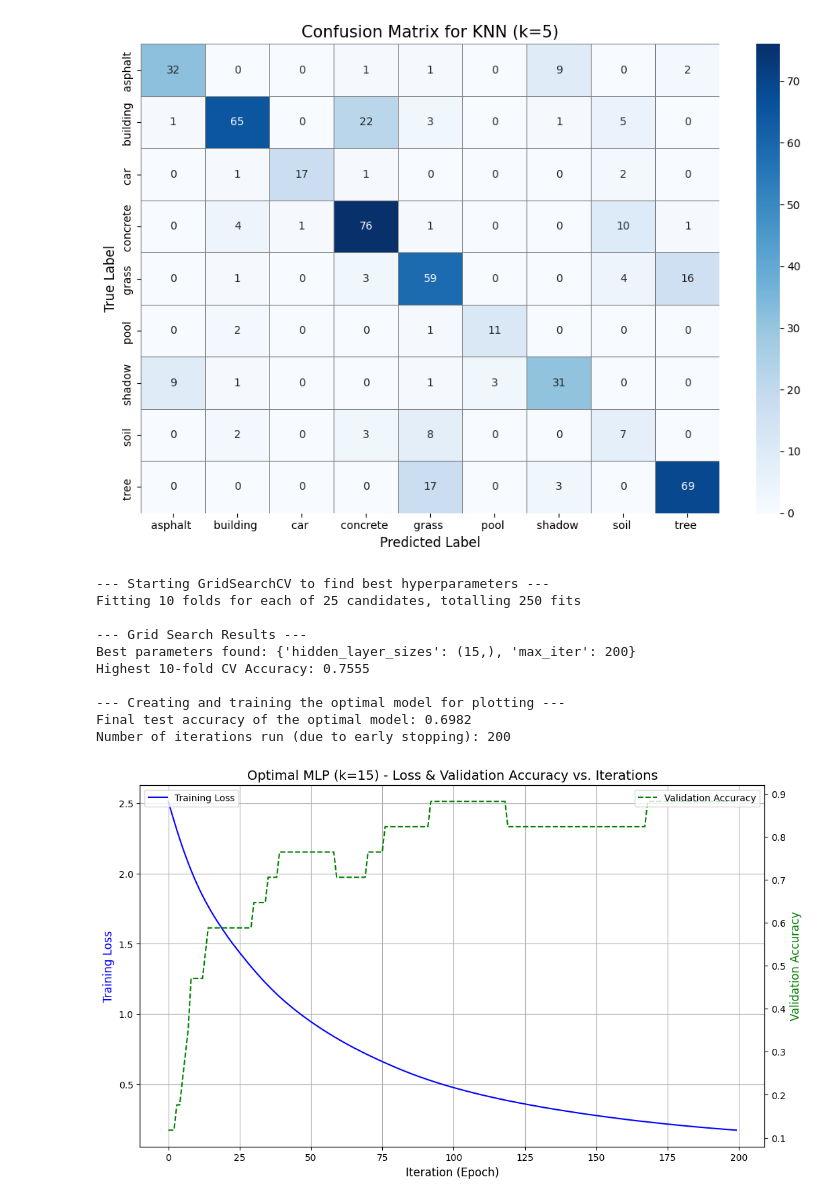
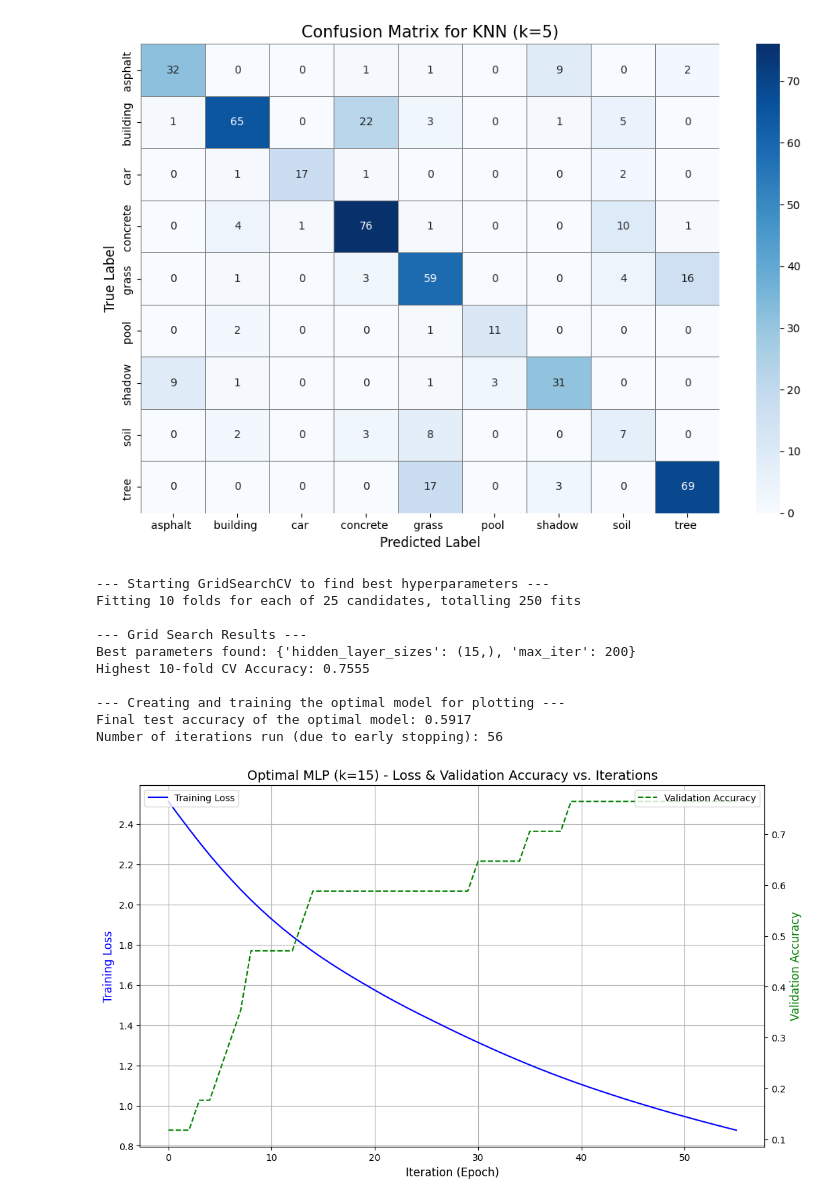
Before and after one commit to ethangreeney/FDSassignment2, a Jupyter notebook: SecondCodeFile.ipynb, the cells around one changed output. Saved outputs shown, nothing was run; the diff lists cells and outputs as text; code cells hidden in the pictures.

Commit message:
changed iter

```diff
--- a/SecondCodeFile.ipynb
+++ b/SecondCodeFile.ipynb
@@ -198,7 +198,7 @@ optimal_mlp = MLPClassifier(
     random_state=42,
     early_stopping=True,         # Enable early stopping for validation curves
     validation_fraction=0.1,
-    n_iter_no_change=200          # A more reasonable value for early stopping
+    n_iter_no_change=15          # A more reasonable value for early stopping
 )
 
 # Train the new model
@@ -209,33 +209,33 @@ final_accuracy = optimal_mlp.score(X_test_scaled, y_test_encoded)
 print(f"Final test accuracy of the optimal model: {final_accuracy:.4f}")
 print(f"Number of iterations run (due to early stopping): {optimal_mlp.n_iter_}")
 
 # --- 4. Generate the Plot ---
 plt.figure(figsize=(12, 7))
 
 # Plot Training Loss
 plt.plot(optimal_mlp.loss_curve_, label='Training Loss', color='blue')
 plt.title(f'Optimal MLP (k={optimal_mlp.hidden_layer_sizes[0]}) - Loss & Validation Accuracy vs. Iterations', fontsize=14)
 plt.xlabel('Iteration (Epoch)', fontsize=12)
 plt.ylabel('Training Loss', color='blue', fontsize=12)
 plt.legend(loc='upper left')
 plt.grid(True)
 
 # Create a second y-axis for the validation accuracy
 ax2 = plt.gca().twinx()
 ax2.plot(optimal_mlp.validation_scores_, label='Validation Accuracy', color='green', linestyle='--')
 ax2.set_ylabel('Validation Accuracy', color='green', fontsize=12)
 ax2.legend(loc='upper right')
 
 plt.show()
 # %% [output]
 --- Starting GridSearchCV to find best hyperparameters ---
 Fitting 10 folds for each of 25 candidates, totalling 250 fits
 
 --- Grid Search Results ---
 Best parameters found: {'hidden_layer_sizes': (15,), 'max_iter': 200}
 Highest 10-fold CV Accuracy: 0.7555
 
 --- Creating and training the optimal model for plotting ---
-Final test accuracy of the optimal model: 0.6982
-Number of iterations run (due to early stopping): 200
+Final test accuracy of the optimal model: 0.5917
+Number of iterations run (due to early stopping): 56
-[figure, old version]
+[figure, new version]
```
